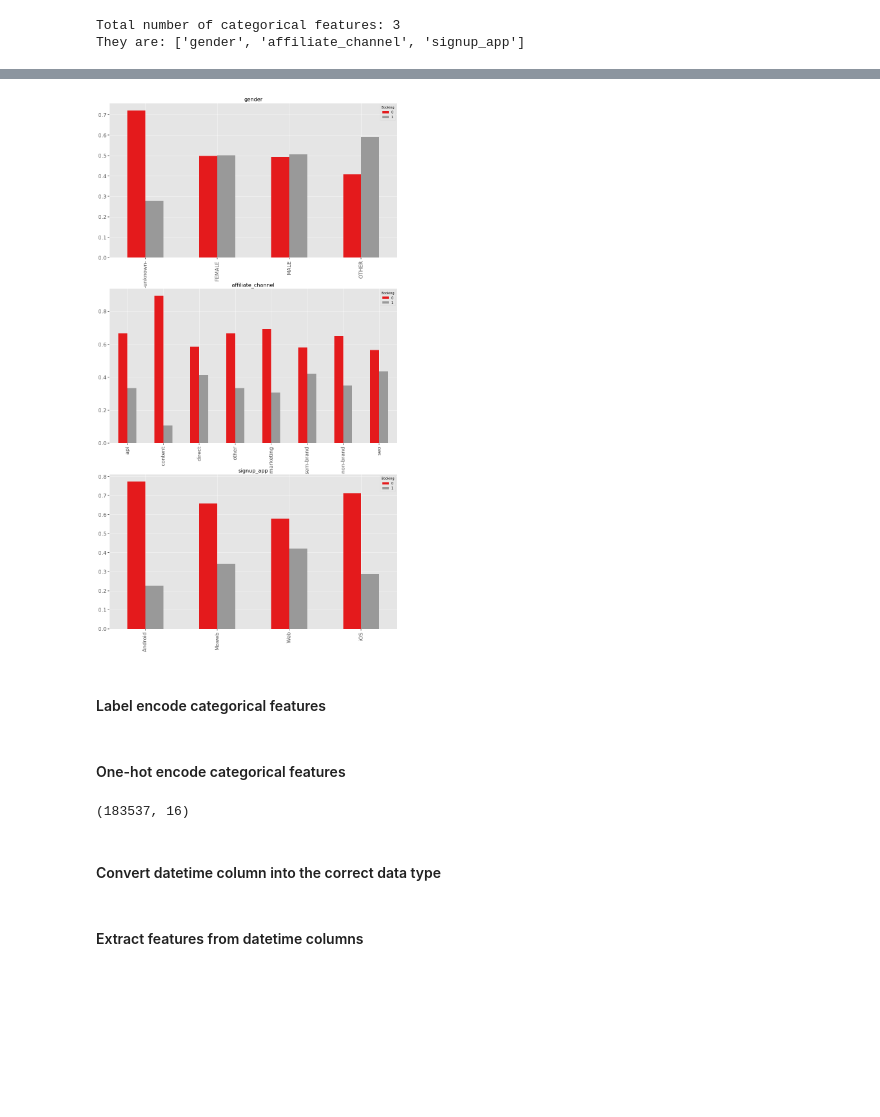
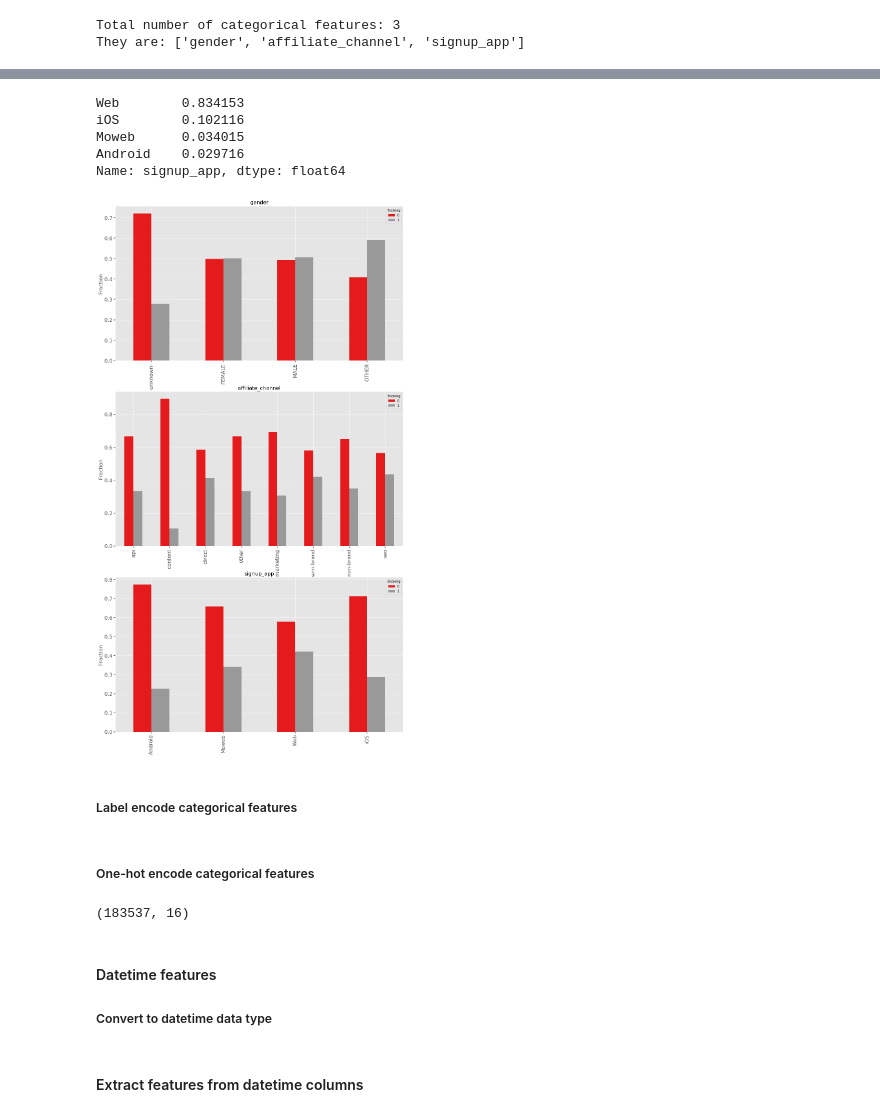
Before and after one commit to xingliuUT/History-Kaggle-Airbnb, a Jupyter notebook: demo.ipynb, the cells around one changed output, grey strips where cells are left out. Cells and saved outputs as stored; diff of their text form; code cells hidden in the pictures; blank space fills up the shorter version.

```diff
--- a/demo.ipynb
+++ b/demo.ipynb
@@ -219,10 +168,10 @@ fig, ax = plt.subplots(nrows = 1, ncols = 2, figsize = (16, 6), sharex = False,
 ax[0].hist(users_data.age, log = False, bins = 200, normed = False);
 ax[0].tick_params(axis='both',which='both',labelsize=16,\
         length=5,width=2,direction='out');
-ax[0].set_title('age distribution after preprocessing', fontsize = 16);
+ax[0].set_title('Entire age distribution after preprocessing', fontsize = 16);
 
 ax[1].hist(users_data.age, range = (0.3, 1.5), log = False, bins = 200, normed = False);
 ax[1].tick_params(axis='both',which='both',labelsize=16,\
         length=5,width=2,direction='out');
-ax[1].set_title('age distribution after preprocessing', fontsize = 16);
+ax[1].set_title('Valid age distribution after preprocessing', fontsize = 16);
 # %% [output]
@@ -240,30 +209,39 @@ They are: ['gender', 'affiliate_channel', 'signup_app']
+# %%
+users_data.signup_app.value_counts(normalize = True)
+# %% [output]
+Web        0.834153
+iOS        0.102116
+Moweb      0.034015
+Android    0.029716
+Name: signup_app, dtype: float64
 # %%
 bar_order = users_data['Booking'].value_counts().index.tolist()
 fig = plt.figure(figsize = (16, 30));
 
 i = 1
 for feat in cat_features:
     cross_tab = pd.crosstab(users_data.Booking, [users_data.loc[:,feat]])
     ax = fig.add_subplot(len(cat_features), 1, i);
 
     ax.tick_params(axis='both',which='both',labelsize=16,\
         length=5,width=2,direction='out');
     tmp = pd.crosstab([users_data.loc[:,feat]], users_data.Booking).apply(lambda x: x/x.sum(), axis=1)
     tmp.plot(kind='bar', stacked=False, ax = ax, legend = True, colormap = 'Set1');
     ax.set_xlabel('');
+    ax.set_ylabel('Fraction', fontsize = 16);
     ax.set_title(feat, fontsize = 16);
     i += 1
 # %% [output]
-[figure, old version]
+[figure, new version]
 # %% [markdown]
-#### Label encode categorical features
+##### Label encode categorical features
 # %%
 feat_code_map = dict()
 for feat in cat_features:
     users_data.loc[:, feat] = label_encoder.fit_transform(users_data[feat])
     feat_code_map[feat]=dict(zip(label_encoder.classes_, label_encoder.transform(label_encoder.classes_)))
 # %% [markdown]
-#### One-hot encode categorical features
+##### One-hot encode categorical features
 # %%
 one_hot_encoder = OneHotEncoder(sparse = True)
 users_cat_data = one_hot_encoder.fit_transform(users_data[cat_features])
@@ -271,7 +249,8 @@ print (users_cat_data.shape)
 # %% [output]
 (183537, 16)
 # %% [markdown]
-#### Convert datetime column into the correct data type
+#### Datetime features
+##### Convert to datetime data type
 # %%
 users_data.loc[:,'date_account_created'] = pd.to_datetime(users_data.date_account_created)
 # %% [markdown]
```
Also changed, not shown: parts of 52 cells of this notebook.
